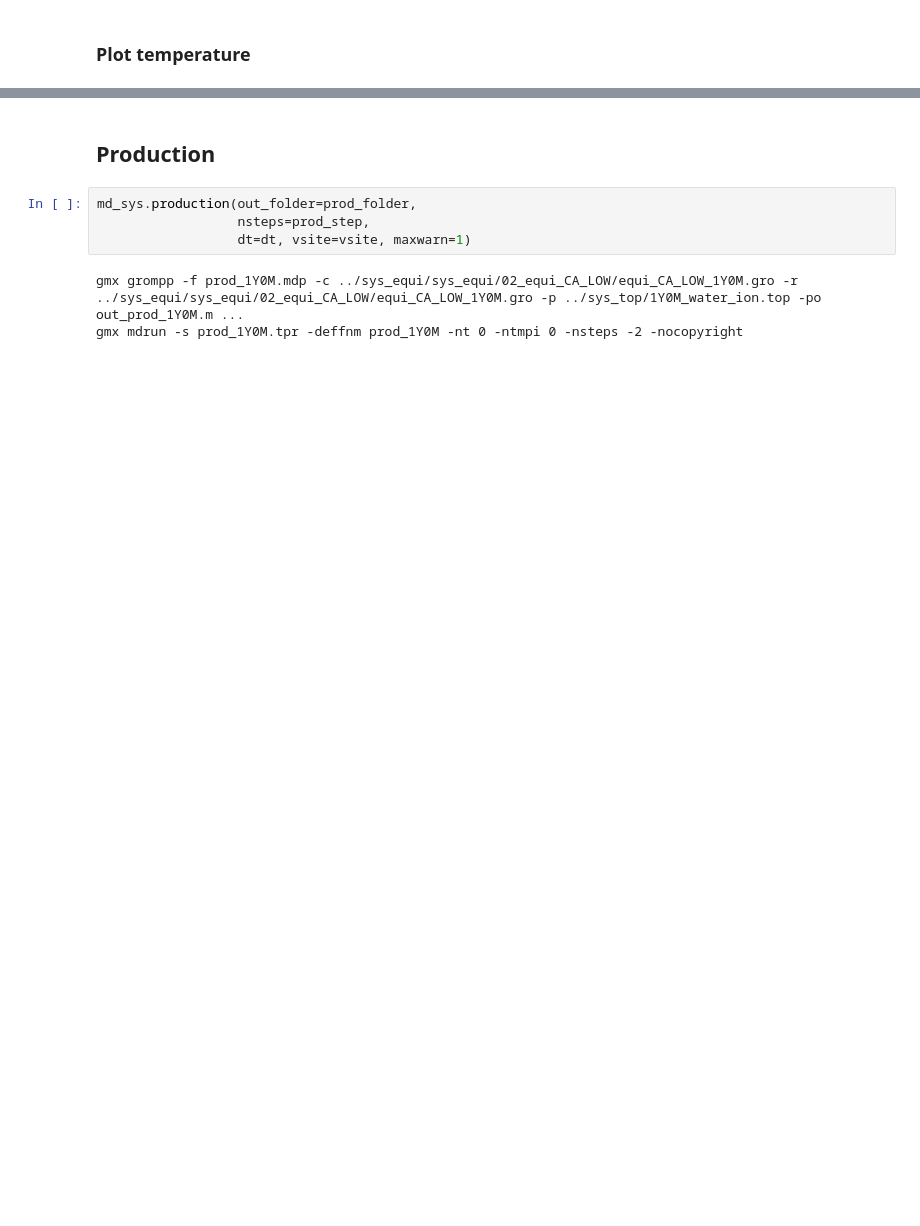
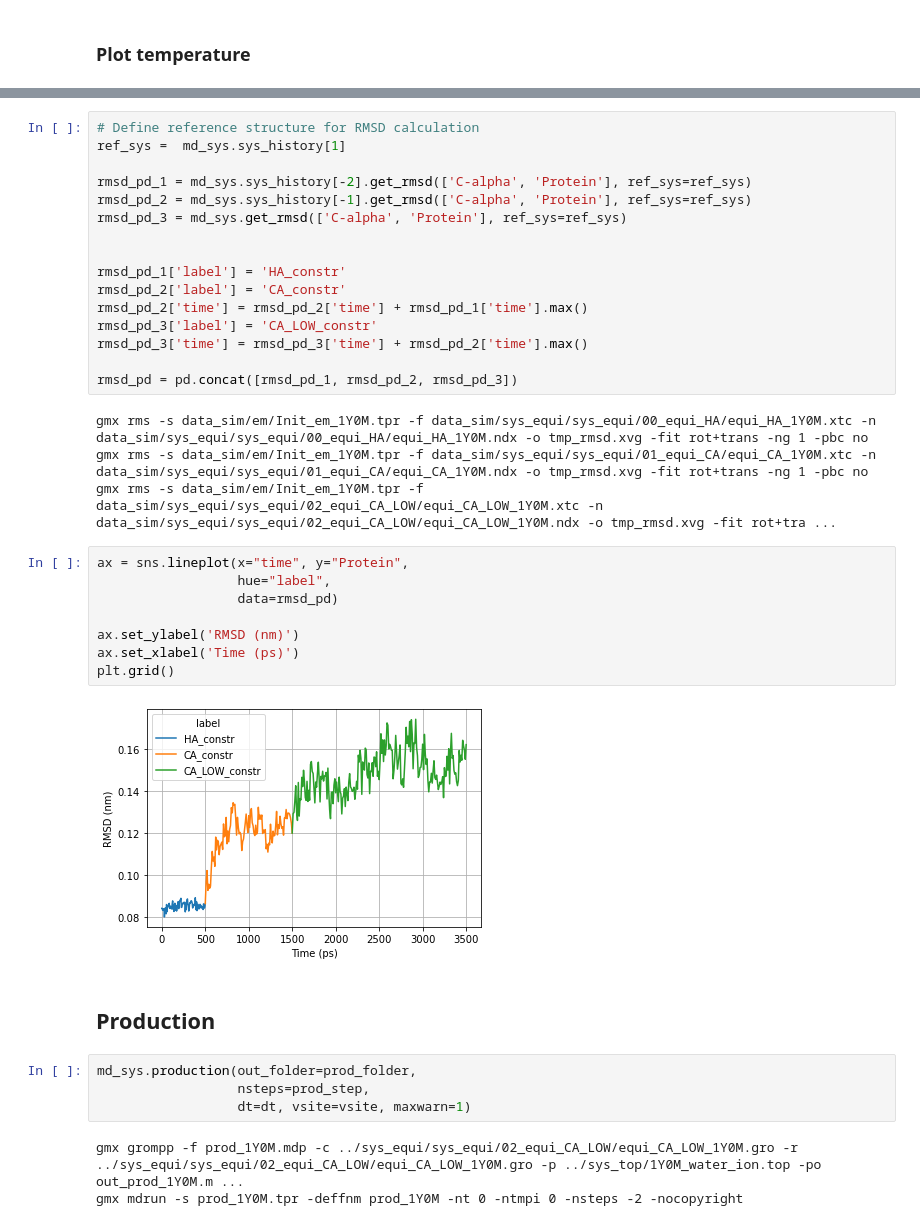
Before and after one commit to samuelmurail/gromacs_py, a Jupyter notebook: docs/notebook/00_basic_example.ipynb, the cells around one changed output, grey strips where cells are left out. Cells and saved outputs as stored; diff of their text form; blank space fills up the shorter version.

```diff
--- a/docs/notebook/00_basic_example.ipynb
+++ b/docs/notebook/00_basic_example.ipynb
@@ -284,3 +259,33 @@ Text(0, 0.5, 'Volume ($Å^3$)')
+# %%
+# Define reference structure for RMSD calculation
+ref_sys =  md_sys.sys_history[1]
+
+rmsd_pd_1 = md_sys.sys_history[-2].get_rmsd(['C-alpha', 'Protein'], ref_sys=ref_sys)
+rmsd_pd_2 = md_sys.sys_history[-1].get_rmsd(['C-alpha', 'Protein'], ref_sys=ref_sys)
+rmsd_pd_3 = md_sys.get_rmsd(['C-alpha', 'Protein'], ref_sys=ref_sys)
+
+
+rmsd_pd_1['label'] = 'HA_constr'
+rmsd_pd_2['label'] = 'CA_constr'
+rmsd_pd_2['time'] = rmsd_pd_2['time'] + rmsd_pd_1['time'].max()
+rmsd_pd_3['label'] = 'CA_LOW_constr'
+rmsd_pd_3['time'] = rmsd_pd_3['time'] + rmsd_pd_2['time'].max()
+
+rmsd_pd = pd.concat([rmsd_pd_1, rmsd_pd_2, rmsd_pd_3])
+# %% [output]
+gmx rms -s data_sim/em/Init_em_1Y0M.tpr -f data_sim/sys_equi/sys_equi/00_equi_HA/equi_HA_1Y0M.xtc -n data_sim/sys_equi/sys_equi/00_equi_HA/equi_HA_1Y0M.ndx -o tmp_rmsd.xvg -fit rot+trans -ng 1 -pbc no
+gmx rms -s data_sim/em/Init_em_1Y0M.tpr -f data_sim/sys_equi/sys_equi/01_equi_CA/equi_CA_1Y0M.xtc -n data_sim/sys_equi/sys_equi/01_equi_CA/equi_CA_1Y0M.ndx -o tmp_rmsd.xvg -fit rot+trans -ng 1 -pbc no
+gmx rms -s data_sim/em/Init_em_1Y0M.tpr -f data_sim/sys_equi/sys_equi/02_equi_CA_LOW/equi_CA_LOW_1Y0M.xtc -n data_sim/sys_equi/sys_equi/02_equi_CA_LOW/equi_CA_LOW_1Y0M.ndx -o tmp_rmsd.xvg -fit rot+tra ...
+# %%
+ax = sns.lineplot(x="time", y="Protein",
+                  hue="label",
+                  data=rmsd_pd)
+
+ax.set_ylabel('RMSD (nm)')
+ax.set_xlabel('Time (ps)')
+plt.grid()
+# %% [output]
+[figure, added]
 # %% [markdown]
 ## Production
 # %%
```
Also changed, not shown: parts of 21 cells of this notebook, 3 other files.
